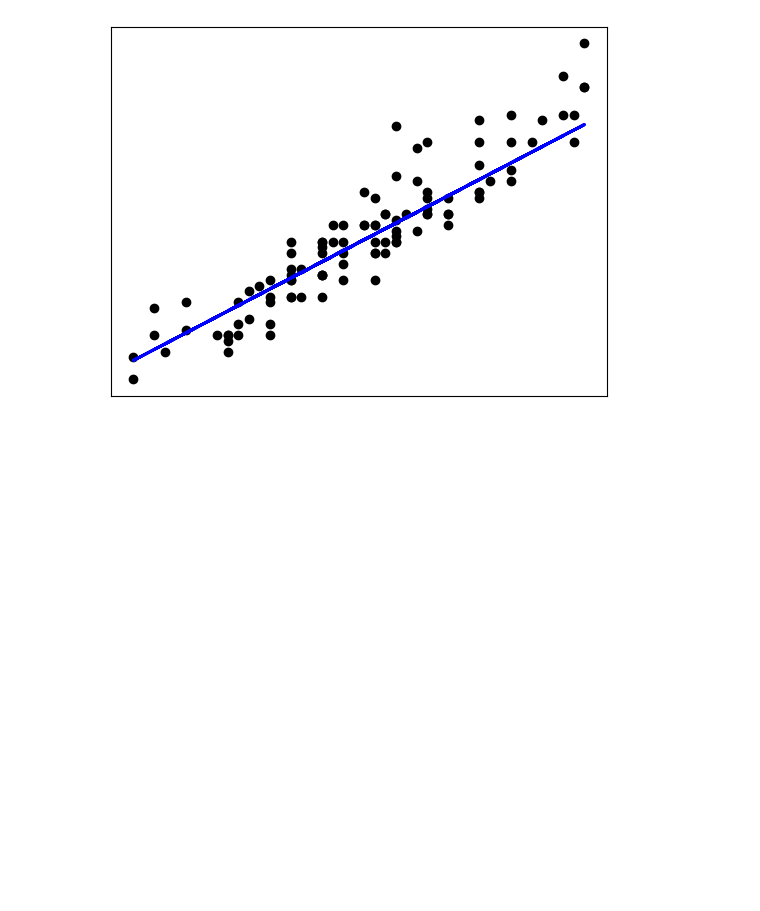
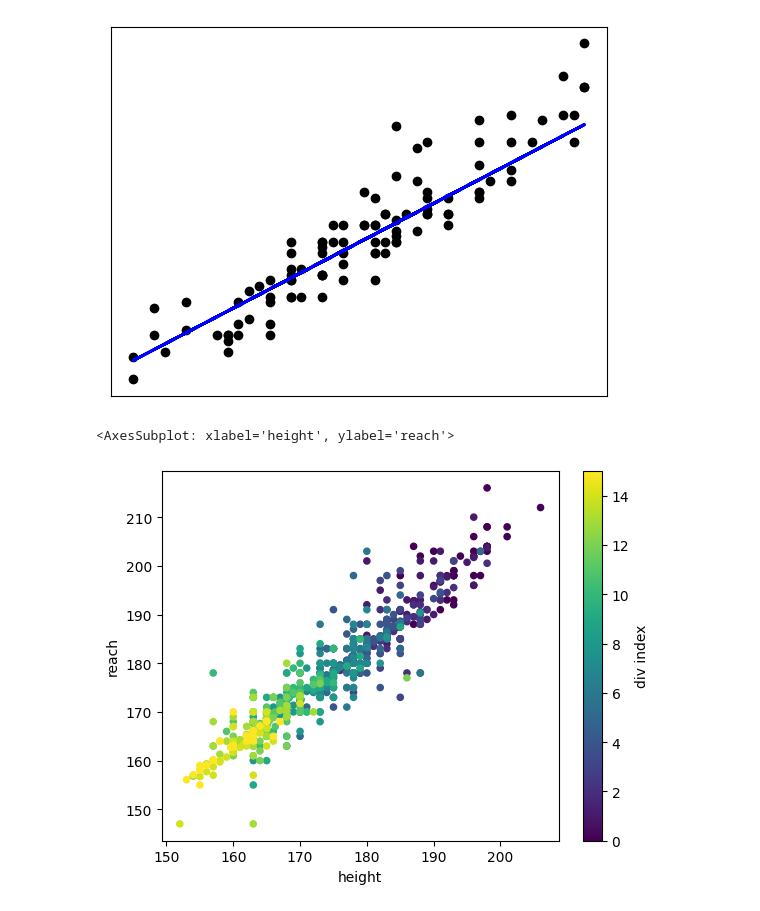
Before and after one commit to smbalf/boxrec-analysis, a Jupyter notebook: main_analysis.ipynb, the cells around one changed output. Cells and saved outputs as stored; diff of their text form; code cells hidden in the pictures; blank space fills up the shorter version.

```diff
--- a/main_analysis.ipynb
+++ b/main_analysis.ipynb
@@ -78,0 +91,14 @@ plt.show()
+# %%
+diff_reach = ds.reach - ds.height
+ds.insert(12, 'diff reach', diff_reach)
+
+replace_nan_with_mean('diff reach', 'division')
+# %%
+ds.reach = ds.height + ds['diff reach']
+
+ds
+# %%
+ds.plot.scatter(x='height', y='reach', c='div index', colormap='viridis')
+# %% [output]
+<AxesSubplot: xlabel='height', ylabel='reach'>
+[figure, added]
```
Also changed, not shown: parts of 9 cells of this notebook.
